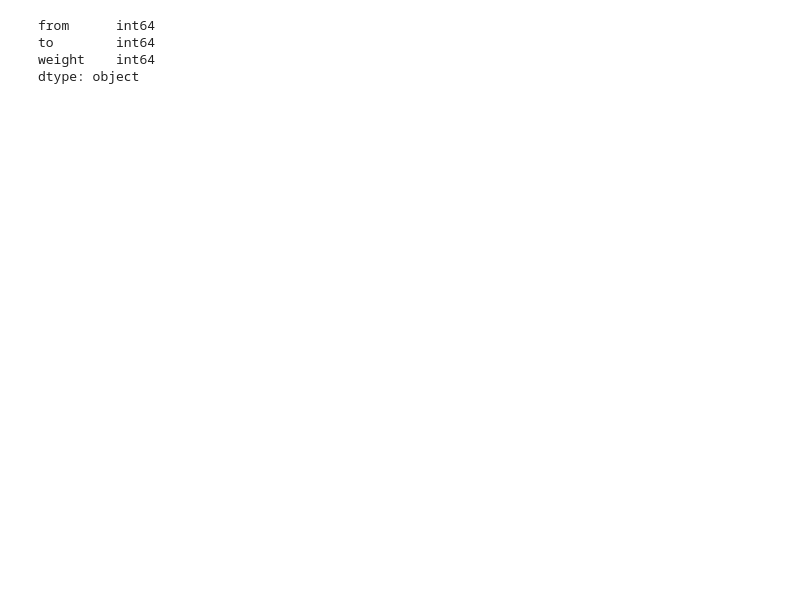
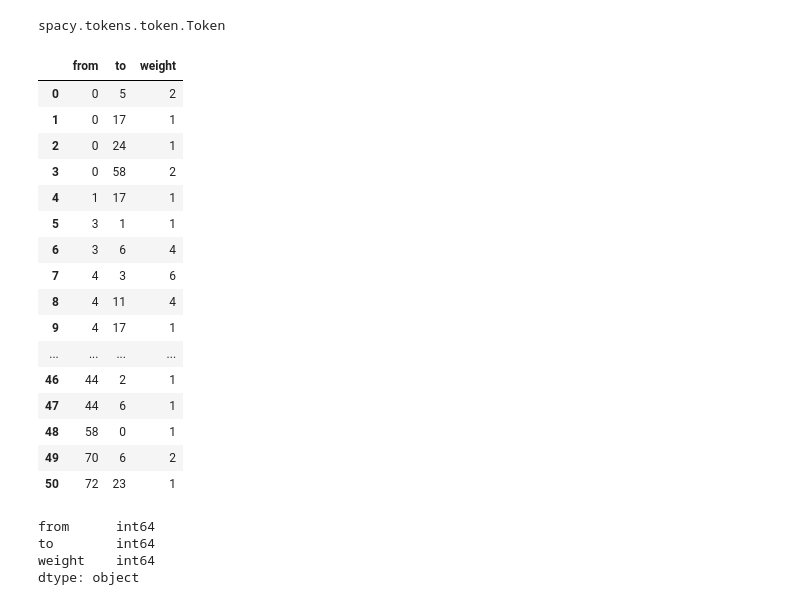
Before and after one commit to hrbn/100-years-of-solitude, a Jupyter notebook: 100_years_of_solitude.ipynb, the cells around one changed output. Saved outputs shown, nothing was run; the diff lists cells and outputs as text; code cells hidden in the pictures; blank space fills up the shorter version.

```diff
--- a/100_years_of_solitude.ipynb
+++ b/100_years_of_solitude.ipynb
@@ -115,58 +130,70 @@ entity_counts_df[entity_counts_df["count"] > 1]
+# %%
+type(doc[0])
+# %% [output]
+spacy.tokens.token.Token
 # %%
 import pandas as pd
 import nltk
-from string import punctuation
 
 import numpy as np
 
 output_file_path = "One_Hundred_Years_of_Solitude_cleaned.txt"
 
 with open(output_file_path, "r", encoding="utf-8") as file:
     content = file.read()
 
 entities = entity_counts_df[entity_counts_df["count"] > 1]
 characters = entities["name"].tolist()
 
 
 # Initialize a dictionary for character names and ids
-character_dict = {"name": characters, "id": [f"id_{str(i)}" for i in range(len(characters))]}
-
-character_ids = [id for id in character_dict["id"]]
-
-# Replace character names in the text with their corresponding id
-for index, character in enumerate(characters):
-    content = content.replace(character, character_ids[index])
+character_dict = {"name": characters, "id": [i for i in range(len(characters))]}
 
 # Create the nodes DataFrame
 nodes = pd.DataFrame.from_dict(character_dict)
 
 # Initialize empty edges DataFrame
 edges = pd.DataFrame(columns=["from", "to", "weight"])
 
 # Prepare stop words
 stop_words = nltk.corpus.stopwords.words("english")
-stop_words.extend(punctuation)
 
 # Tokenize the text content and remove stop words
-tokenized_text = [word for word in nltk.word_tokenize(content) if word.lower() not in stop_words]
-
+tokens = [word for word in nltk.word_tokenize(content) if word.isalnum() and word.lower() not in stop_words]
 nodes.to_csv("nodes.csv", index=False)
 
 # Sliding window for co-occurrence
-window_size = 6
-edge_rows = []
+window_size = 4
+edges = []
+edges_df = pd.DataFrame(columns=["from", "to", "weight"])
 
 for index, row in nodes.iterrows():
-    id = row["id"]
-    for i, word in enumerate(tokenized_text):
-        if word == id:
-            for j in range(max(i - window_size // 2, 0), min(i + window_size // 2, len(tokenized_text))):
-                if tokenized_text[j] in character_ids and tokenized_text[j] != word:
-                    edge_rows.append({"from": int(id[3:]), "to": int(tokenized_text[j][3:]), "weight": 1})
+    for i, token in enumerate(doc):
+        word = str(token)
+        if word == row["name"]:
+            for j in range(max(i - window_size // 2, 0), min(i + window_size // 2, len(doc))):
+                if str(doc[j]) in characters and str(doc[j]) != word:
+                    edges.extend([characters.index(str(doc[i])), characters.index(str(doc[j])), 1])
 
-# Populate edges DataFrame
-if edge_rows:
-    edges = pd.concat([edges, pd.DataFrame(edge_rows)], ignore_index=True)
-
-edges = edges.groupby(["from", "to"]).size().reset_index(name="weight")
+edges_df = pd.DataFrame(np.array(edges).reshape(-1, 3), columns=["from", "to", "weight"])
+edges_df = edges_df.groupby(["from", "to"]).size().reset_index(name="weight")
+edges_df
+# %% [output]
+|  | from | to | weight |
+| 0 | 0 | 5 | 2 |
+| 1 | 0 | 17 | 1 |
+| 2 | 0 | 24 | 1 |
+| 3 | 0 | 58 | 2 |
+| 4 | 1 | 17 | 1 |
+| 5 | 3 | 1 | 1 |
+| 6 | 3 | 6 | 4 |
+| 7 | 4 | 3 | 6 |
+| 8 | 4 | 11 | 4 |
+| 9 | 4 | 17 | 1 |
+| ... | ... | ... | ... |
+| 46 | 44 | 2 | 1 |
+| 47 | 44 | 6 | 1 |
+| 48 | 58 | 0 | 1 |
+| 49 | 70 | 6 | 2 |
+| 50 | 72 | 23 | 1 |
 # %%
```
Also changed, not shown: parts of 10 cells of this notebook, 4 other files.
